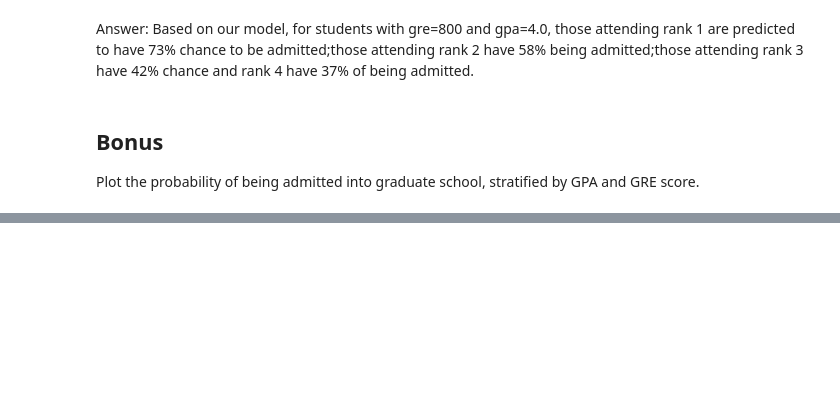
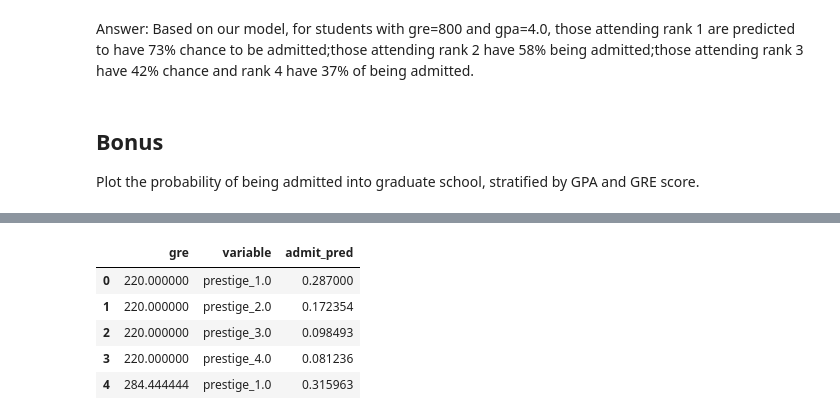
Before and after one commit to Jianhua-Xu/my_hw_repo, a Jupyter notebook: project3-starter.ipynb, the cells around one changed output, grey strips where cells are left out. Cells and saved outputs as stored; diff of their text form; code cells hidden in the pictures; blank space fills up the shorter version.

```diff
--- a/project3-starter.ipynb
+++ b/project3-starter.ipynb
@@ -377,0 +392,9 @@ Plot the probability of being admitted into graduate school, stratified by GPA a
+# %%
+gre_data.head()
+# %% [output]
+|  | gre | variable | admit_pred |
+| 0 | 220.000000 | prestige_1.0 | 0.287000 |
+| 1 | 220.000000 | prestige_2.0 | 0.172354 |
+| 2 | 220.000000 | prestige_3.0 | 0.098493 |
+| 3 | 220.000000 | prestige_4.0 | 0.081236 |
+| 4 | 284.444444 | prestige_1.0 | 0.315963 |
```
Also changed, not shown: parts of 6 cells of this notebook.
